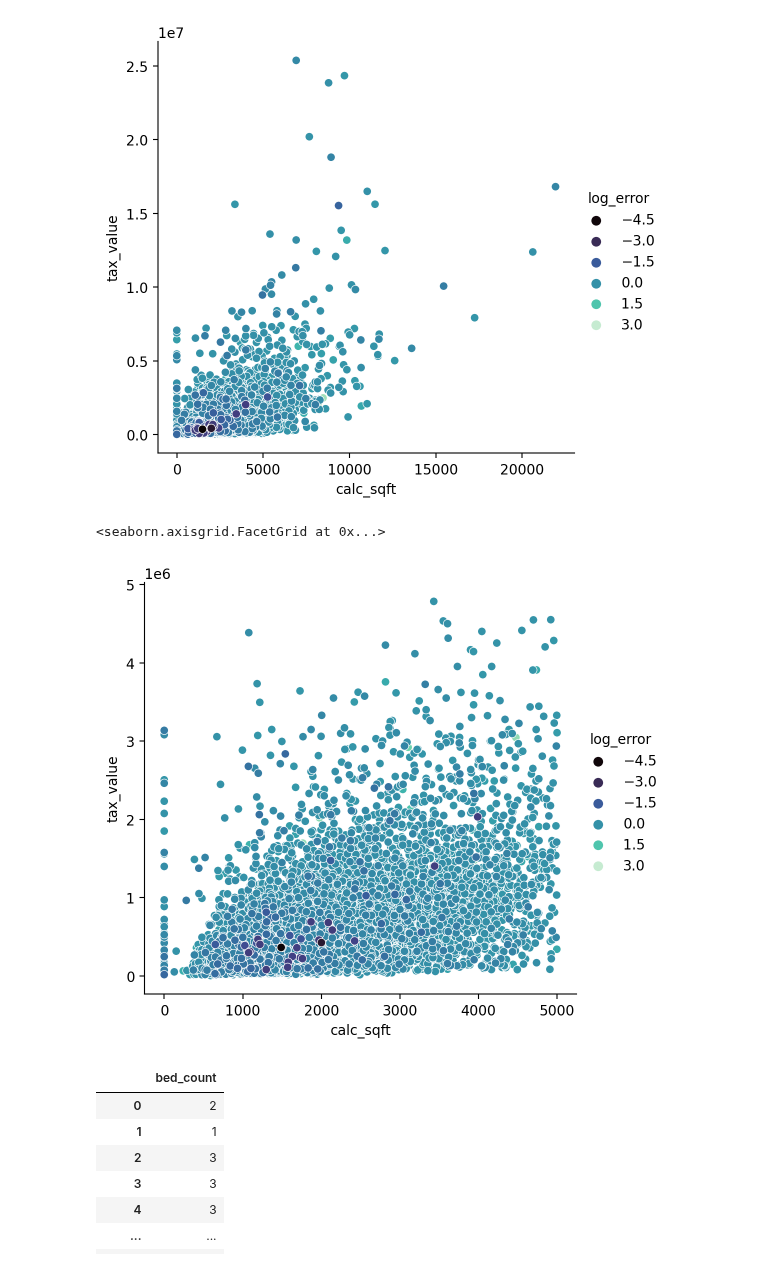
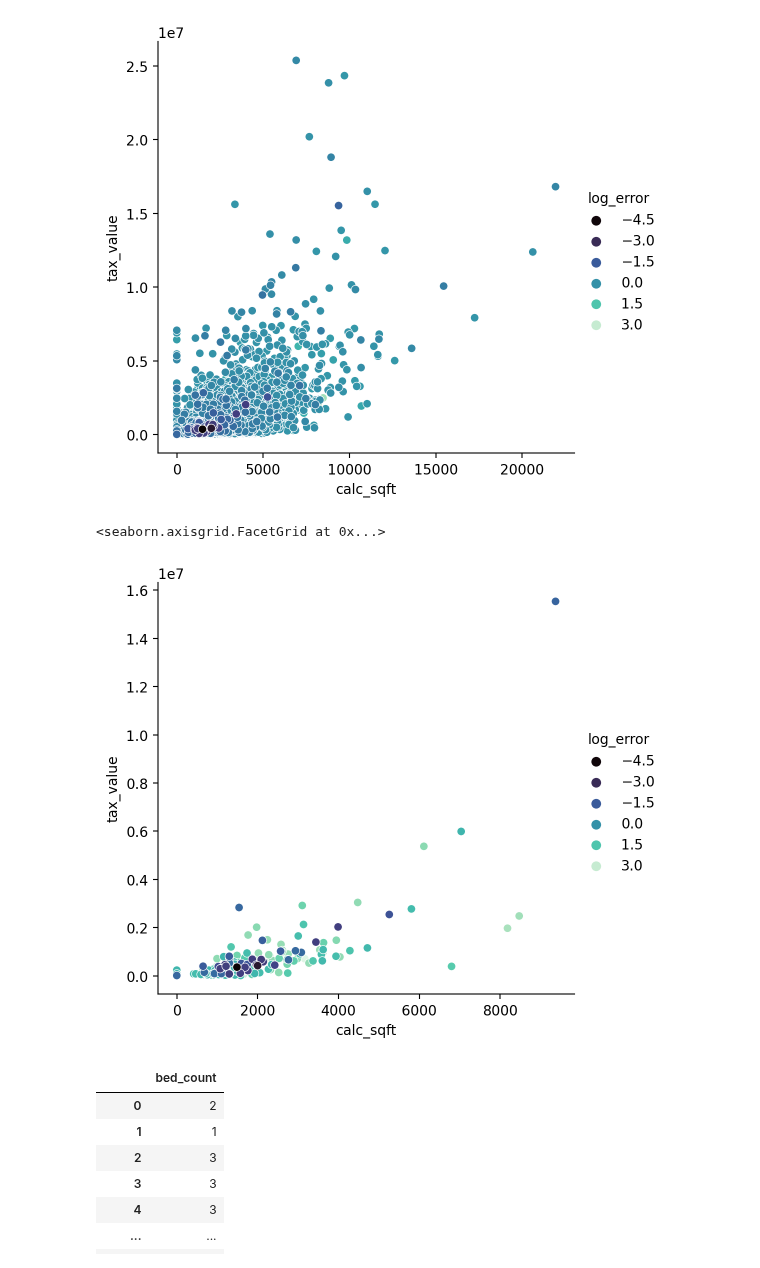
Before and after one commit to L-G-B-Team/clustering-project, a Jupyter notebook: woody_explore.ipynb, the cells around one changed output. Drawn from its saved outputs; the diff is of its cells as text; code cells hidden in the pictures.

```diff
--- a/woody_explore.ipynb
+++ b/woody_explore.ipynb
@@ -29,11 +29,11 @@ sns.relplot(data=train.sort_values('log_error',ascending=False), x='calc_sqft',y
 <seaborn.axisgrid.FacetGrid at 0x...>
 [figure]
 # %%
-calc = train[(train.calc_sqft <= 5000) & (train.tax_value <= .5*10**7) & (train.outliers != 'in_range')]
+calc = train[((train.log_error >= 1) | (train.log_error<=-1))]
 sns.relplot(data=calc.sort_values('log_error',ascending=False), x='calc_sqft',y='tax_value',hue='log_error',palette='mako')
 # %% [output]
 <seaborn.axisgrid.FacetGrid at 0x...>
-[figure, old version]
+[figure, new version]
 # %%
 # %% [output]
 |  | bed_count |
```
